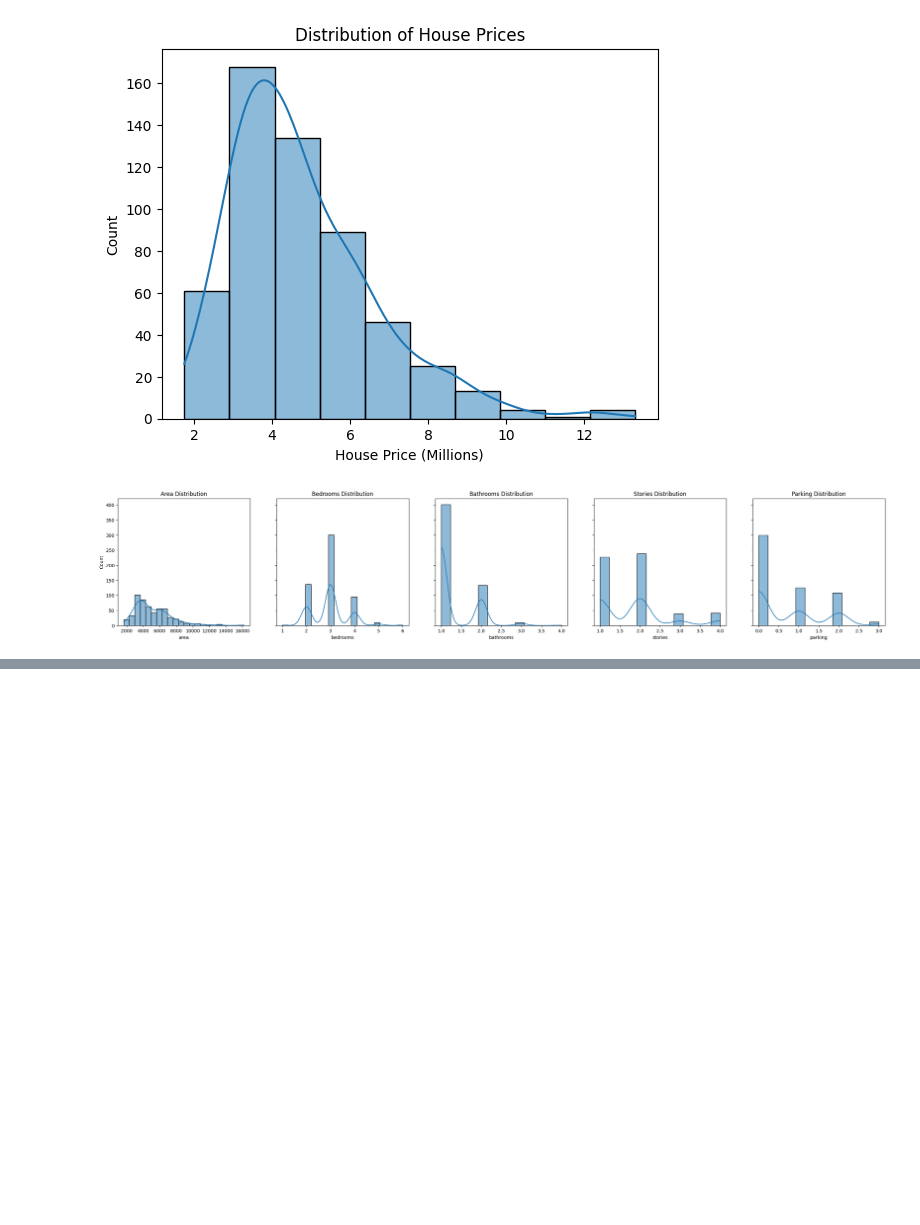
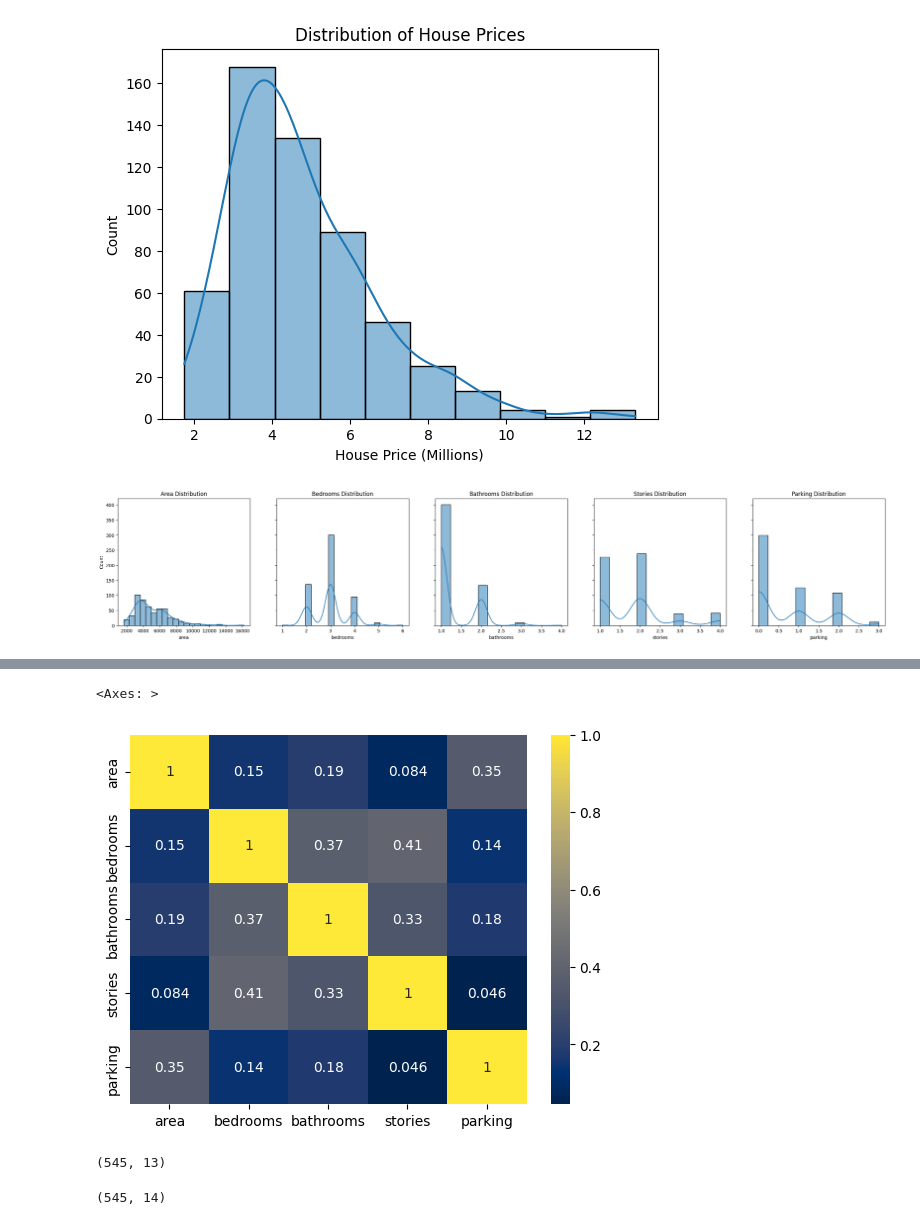
Before and after one commit to mut-rogers/House-Price-Prediction-with-Machine-Learning, a Jupyter notebook: notebook/solution.ipynb, the cells around one changed output, grey strips where cells are left out. Saved outputs shown, nothing was run; the diff lists cells and outputs as text; code cells hidden in the pictures; blank space fills up the shorter version.

```diff
--- a/notebook/solution.ipynb
+++ b/notebook/solution.ipynb
@@ -86,0 +113,23 @@ for index, column in enumerate(columns):
+# %%
+correlation_matrix = numerical_predictors.corr()
+
+sns.heatmap(correlation_matrix, annot=True, cmap="cividis")
+# %% [output]
+<Axes: >
+[figure, added]
+# %%
+# Data Encoding
+dataset_copy = dataset.copy()
+
+dataset.shape
+# %% [output]
+(545, 13)
+# %%
+# Get the Dummies
+dataset_dummies = pd.get_dummies(dataset, drop_first=True)
+
+dataset_dummies.columns = [column_name.replace(" ", "_") for column_name in dataset_dummies.columns]
+
+dataset_dummies.shape
+# %% [output]
+(545, 14)
```
Also changed, not shown: parts of 12 cells of this notebook.
